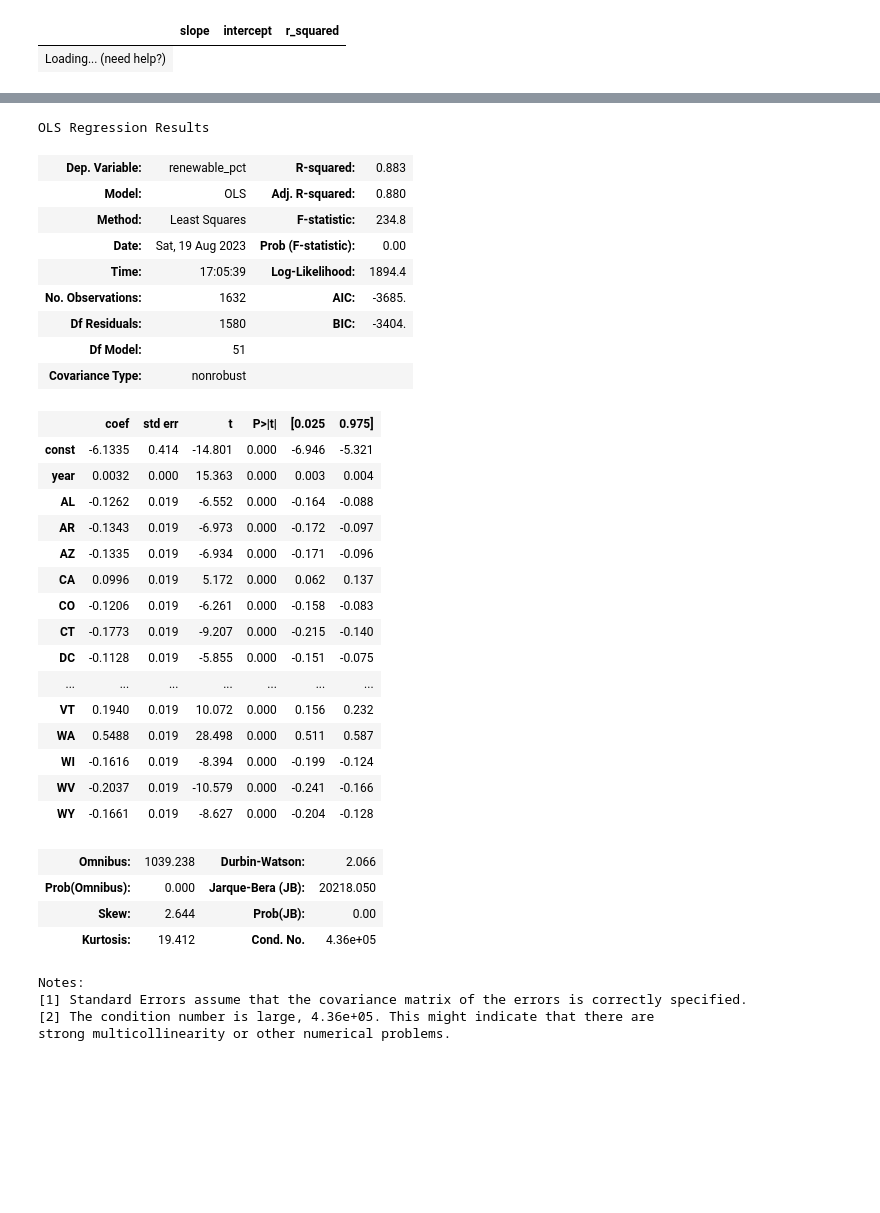
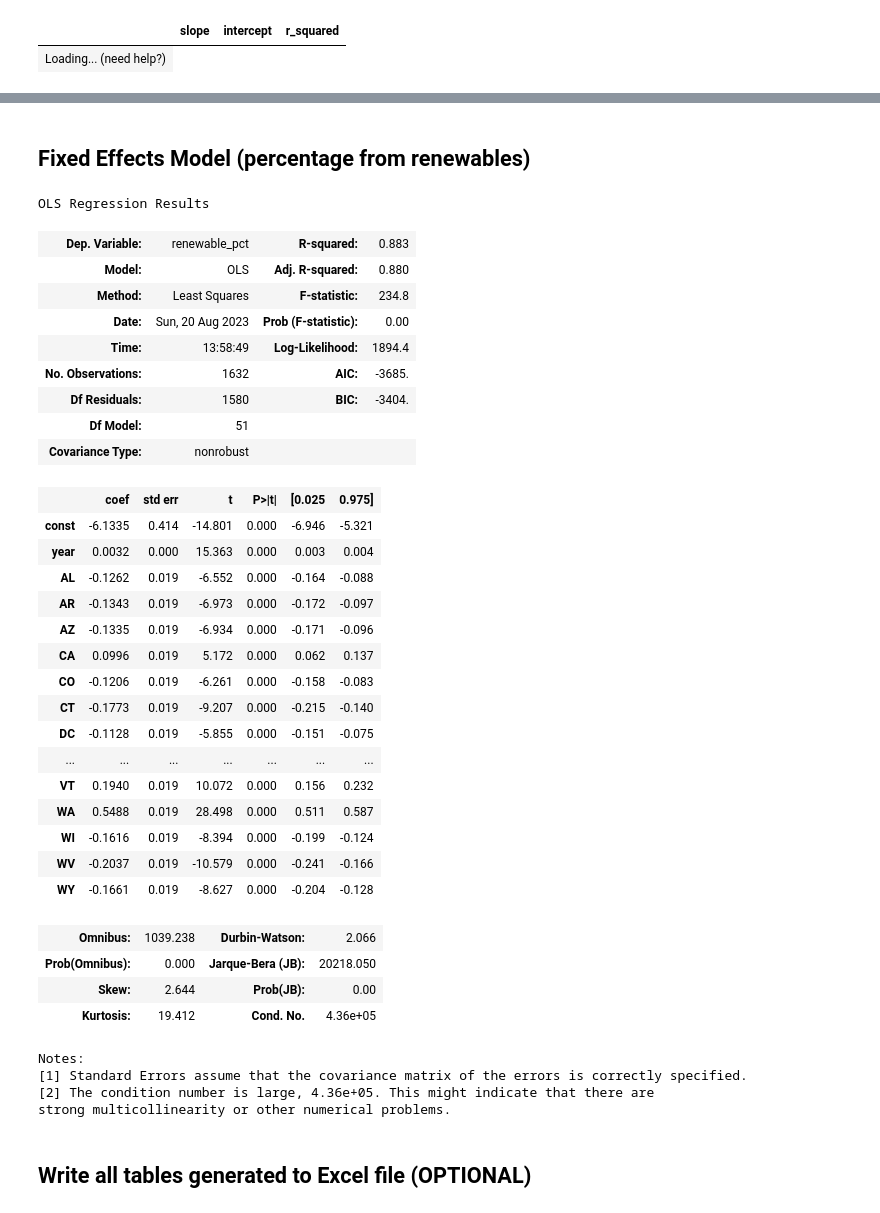
Before and after one commit to sven-soderborg/HonorsThesisCode, a Jupyter notebook: regression_exploration.ipynb, the cells around one changed output, grey strips where cells are left out. Drawn from its saved outputs; the diff is of its cells as text; code cells hidden in the pictures; blank space fills up the shorter version.

```diff
--- a/regression_exploration.ipynb
+++ b/regression_exploration.ipynb
@@ -47,9 +47,8 @@ show(agg_data)
 # %%
 # Show normalized data (percentage of total energy being produced with renewables)\
 total_energy = agg_data.groupby(['year', 'state'])['generation'].sum().reset_index()
-total_energy.rename(columns={'generation': 'total_generation'}, inplace=True)
-normalized_data = agg_data[agg_data['is_renewable']].merge(total_energy, on=['year', 'state'], how='outer').fillna(0)
-normalized_data['renewable_pct'] = (normalized_data['generation'] / normalized_data['total_generation'])
+normalized_data = agg_data[agg_data['is_renewable']].merge(total_energy, on=['year', 'state'], how='outer', suffixes=['_renewable', '_total']).fillna(0)
+normalized_data['renewable_pct'] = (normalized_data['generation_renewable'] / normalized_data['generation_total'])
 normalized_data.drop(columns=['is_renewable'], inplace=True)
 
 show(normalized_data)
@@ -171,0 +171,15 @@ show(results_df)
+# %%
+# Filter to only have electricity generation data from renewables
+raw_fe_data = agg_data[agg_data['is_renewable']]
+X_dummies = pd.get_dummies(raw_fe_data['state'], drop_first=True)
+X = pd.concat([raw_fe_data['year'], X_dummies], axis=1)
+X = sm.add_constant(X)
+y = raw_fe_data['generation']
+raw_fe_model = sm.OLS(y, X).fit()
+
+# Save results to dataframe
+summary_table = raw_fe_model.summary().tables[1]
+results_df_fe_raw = pd.DataFrame(summary_table.data[1:], columns=summary_table.data[0])
+
+# Print results
+raw_fe_model.summary()
@@ -172,17 +221,25 @@ show(results_df)
+# %% [markdown]
+## Fixed Effects Model (percentage from renewables)
 # %%
 X_dummies = pd.get_dummies(normalized_data['state'], drop_first=True)
 X = pd.concat([normalized_data['year'], X_dummies], axis=1)
 X = sm.add_constant(X)
 y = normalized_data['renewable_pct']
-normalized_model = sm.OLS(y, X).fit()
-normalized_model.summary()
+normalized_fe_model = sm.OLS(y, X).fit()
+
+# Save results to dataframe
+summary_table = normalized_fe_model.summary().tables[1]
+results_df_fe_pct = pd.DataFrame(summary_table.data[1:], columns=summary_table.data[0])
+
+# Show results
+normalized_fe_model.summary()
 # %% [output]
 OLS Regression Results
 | Dep. Variable: | renewable_pct | R-squared: | 0.883 |
 | Model: | OLS | Adj. R-squared: | 0.880 |
 | Method: | Least Squares | F-statistic: | 234.8 |
-| Date: | Sat, 19 Aug 2023 | Prob (F-statistic): | 0.00 |
-| Time: | 17:05:39 | Log-Likelihood: | 1894.4 |
+| Date: | Sun, 20 Aug 2023 | Prob (F-statistic): | 0.00 |
+| Time: | 13:58:49 | Log-Likelihood: | 1894.4 |
 | No. Observations: | 1632 | AIC: | -3685. |
 | Df Residuals: | 1580 | BIC: | -3404. |
 | Df Model: | 51 |  |  |
@@ -211,3 +268,5 @@ Notes:
 [1] Standard Errors assume that the covariance matrix of the errors is correctly specified.
 [2] The condition number is large, 4.36e+05. This might indicate that there are
 strong multicollinearity or other numerical problems.
+# %% [markdown]
+## Write all tables generated to Excel file (OPTIONAL)
```
Also changed, not shown: parts of 6 cells of this notebook, 1 other file.
